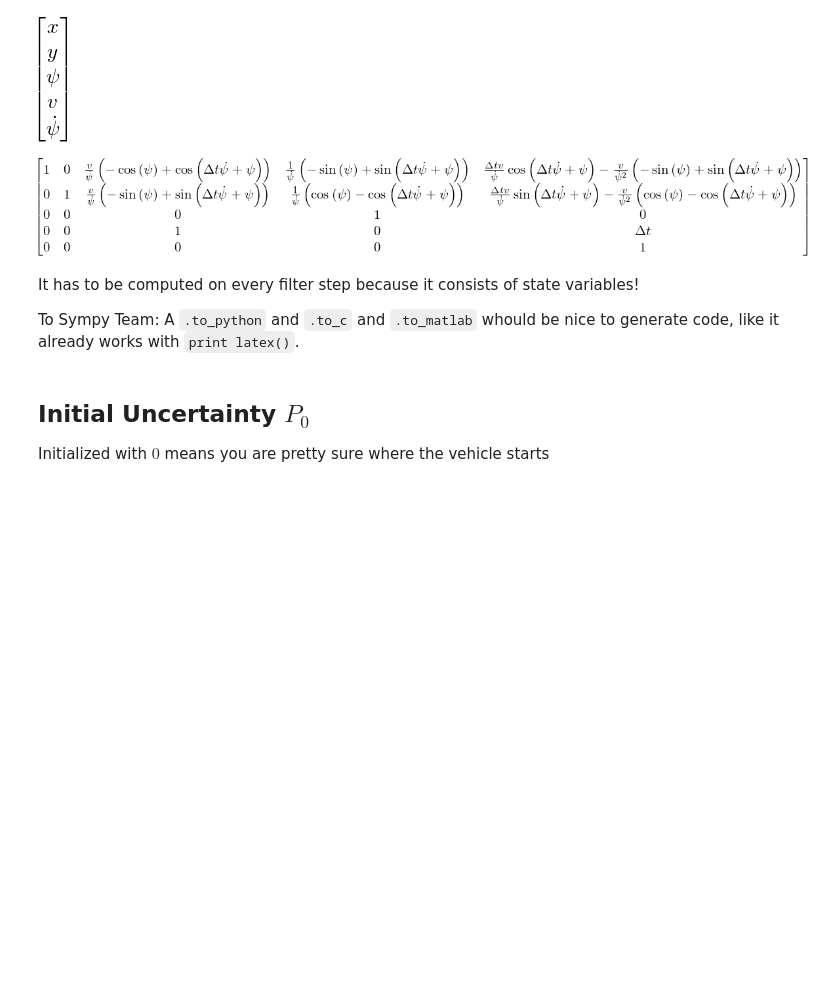
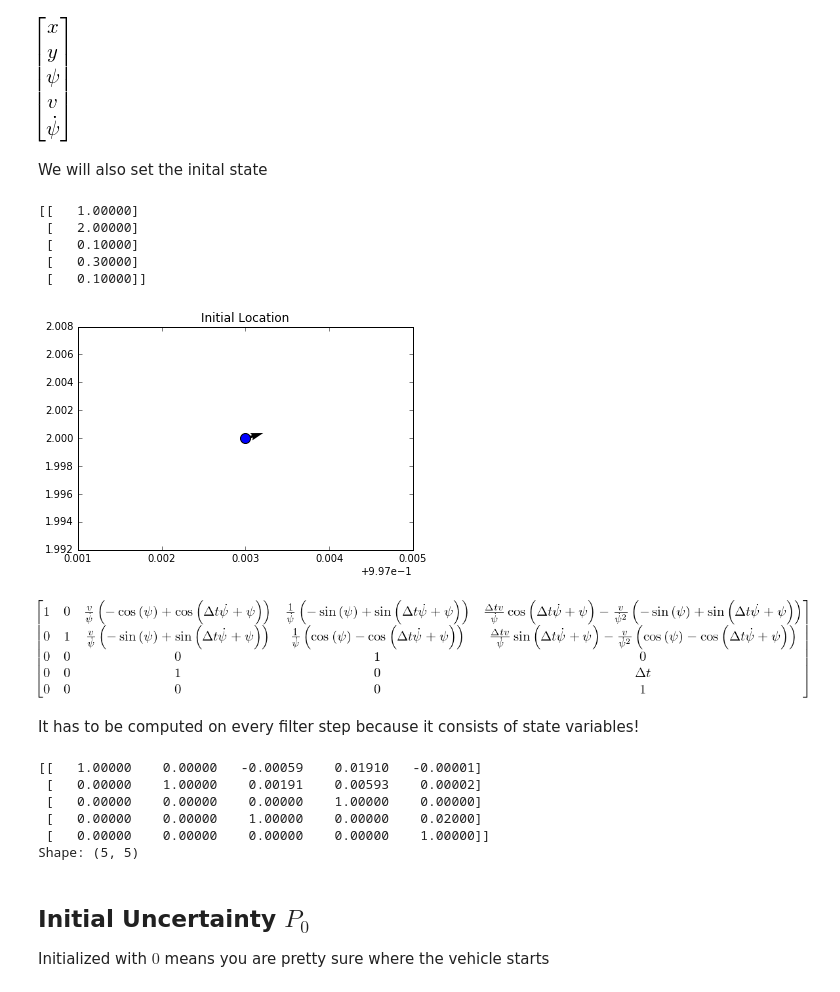
Before and after one commit to da-phil/SDC-Unscented-Kalman-Filter, a Jupyter notebook: scripts/Extended-Kalman-Filter-CTRV.ipynb, the cells around one changed output. Drawn from its saved outputs; the diff is of its cells as text; code cells hidden in the pictures; blank space fills up the shorter version.

```diff
--- a/scripts/Extended-Kalman-Filter-CTRV.ipynb
+++ b/scripts/Extended-Kalman-Filter-CTRV.ipynb
@@ -49,6 +49,17 @@ def plot_covariance_matrix(fig, cov, states=estimated_states):
     divider = make_axes_locatable(plt.gca())
     cax = divider.append_axes("right", "5%", pad="3%")
     plt.colorbar(im, cax=cax)
+
+
+def plot_state(x):
+    x = np.array(x)
+    U = x[2] * np.cos(x[3])
+    V = x[2] * np.sin(x[3])
+
+    fig = plt.figure()
+    plt.quiver(x[0], x[1], U, V)
+    plt.scatter(x[0], x[1], s=100)
+    plt.title('Initial Location'); plt.show()
 # %% [markdown]
 [Wikipedia](http://en.wikipedia.org/wiki/Extended_Kalman_filter) writes: In the extended Kalman filter, the state transition and observation models need not be linear functions of the state but may instead be differentiable functions.
 
@@ -103,14 +113,53 @@ gs
 state
 # %% [output]
 [figure]
+# %% [markdown]
+We will also set the inital state
+# %%
+x = np.matrix([1., 2., 0.1, 0.3, 0.1]).T
+print(x)
+plot_state(x)
+# %% [output]
+[[   1.00000]
+ [   2.00000]
+ [   0.10000]
+ [   0.30000]
+ [   0.10000]]
+[figure, added]
 # %%
 gs.jacobian(state)
 # %% [output]
 [figure]
 # %% [markdown]
 It has to be computed on every filter step because it consists of state variables!
-
-To Sympy Team: A `.to_python` and `.to_c` and `.to_matlab` whould be nice to generate code, like it already works with `print latex()`.
+# %%
+def update_F(x, dt):
+    assert len(x) == 5, "State vector can only have 5 elements!"
+
+    px, py, v, yaw, yawd = x
+    Fj02 = v/yawd * (np.cos(dt*yawd + yaw) - np.cos(yaw))
+    Fj03 = 1/yawd * (np.sin(dt*yawd + yaw) - np.sin(yaw))
+    Fj04 = dt*v/yawd * np.cos(dt*yawd + yaw) - v/(yawd*yawd)*(np.sin(dt*yawd + yaw) - np.sin(yaw))
+    Fj12 = v/yawd * (np.sin(dt*yawd + yaw) - np.sin(yaw))
+    Fj13 = 1/yawd * (np.cos(yaw) - np.cos(dt*yawd + yaw))
+    Fj14 = dt*v/yawd * np.sin(dt*yawd + yaw) - v/(yawd*yawd)*(np.cos(yaw) - np.cos(dt*yawd + yaw))
+    F = np.matrix([[1.,  0.,  Fj02, Fj03, Fj04],
+                   [0.,  1.,  Fj12, Fj13, Fj14],
+                   [0.,  0.,  0.,    1.,    0.],
+                   [0.,  0.,  1.,    0.,    dt],
+                   [0.,  0.,  0.,    0.,    1.]])
+    return F
+
+F = update_F(x, dt)
+print(F)
+print("Shape: {}".format(F.shape))
+# %% [output]
+[[   1.00000    0.00000   -0.00059    0.01910   -0.00001]
+ [   0.00000    1.00000    0.00191    0.00593    0.00002]
+ [   0.00000    0.00000    0.00000    1.00000    0.00000]
+ [   0.00000    0.00000    1.00000    0.00000    0.02000]
+ [   0.00000    0.00000    0.00000    0.00000    1.00000]]
+Shape: (5, 5)
 # %% [markdown]
 ## Initial Uncertainty $P_0$
 
```
Also changed, not shown: parts of 16 cells of this notebook.
